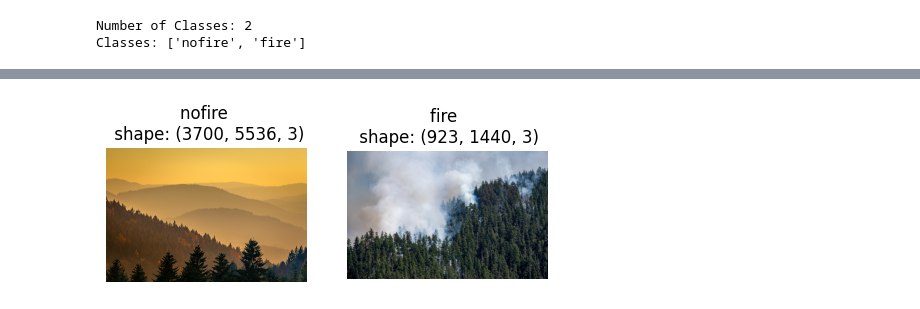
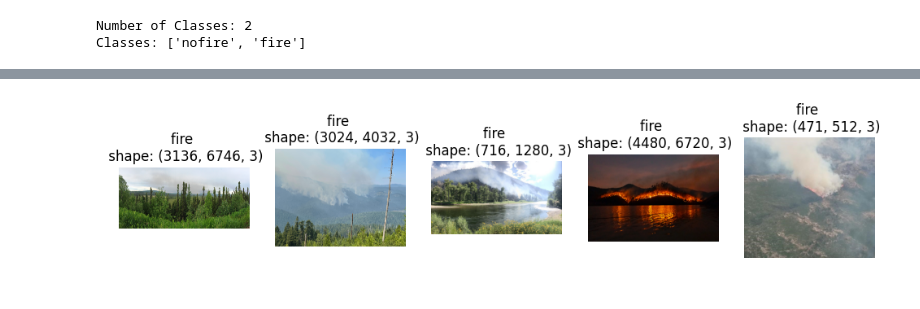
Before and after one commit to Varshini-svg/FOREST_FIRE_DETECTION, a Jupyter notebook: FOREST_FIRE_DETECTION_USING_DL.ipynb, the cells around one changed output, grey strips where cells are left out. Drawn from its saved outputs; the diff is of its cells as text; code cells hidden in the pictures.

```diff
--- a/FOREST_FIRE_DETECTION_USING_DL.ipynb
+++ b/FOREST_FIRE_DETECTION_USING_DL.ipynb
@@ -54,16 +84,28 @@ Classes: ['nofire', 'fire']
 # %%
-# visualising images in the dataset
-plt.figure(figsize=(15,10))
-for i, class_name in enumerate(classes[:10]):
-  class_path = os.path.join(dataset_path, class_name)
-  img_name = os.listdir(class_path)[0]
-  img_path = os.path.join(class_path, img_name)
-  img = plt.imread(img_path)
+import matplotlib.pyplot as plt
+import os
+import random
 
-  plt.subplot(2, 5, i+1)
-  plt.imshow(img)
-  plt.title(f'{class_name} \n shape: {img.shape}')
-  plt.axis('off')
+plt.figure(figsize=(12, 10))
+
+# Get a list of all image files in the class directory
+class_path = os.path.join(train_dir, classes[1])
+image_files = [f for f in os.listdir(class_path) if os.path.isfile(os.path.join(class_path, f))]
+
+# Select 5 random images to display
+num_images_to_display = 5
+selected_images = random.sample(image_files, num_images_to_display)
+
+# Display the selected images
+for i, image_file in enumerate(selected_images):
+    img_path = os.path.join(class_path, image_file)
+    img = plt.imread(img_path)
+
+    plt.subplot(1, num_images_to_display, i + 1)
+    plt.imshow(img)
+    plt.title(f'{classes[1]} \n shape: {img.shape}')
+    plt.axis('off')
+
 plt.show()
 # %% [output]
-[figure, old version]
+[figure, new version]
```
Also changed, not shown: parts of 6 cells of this notebook.
